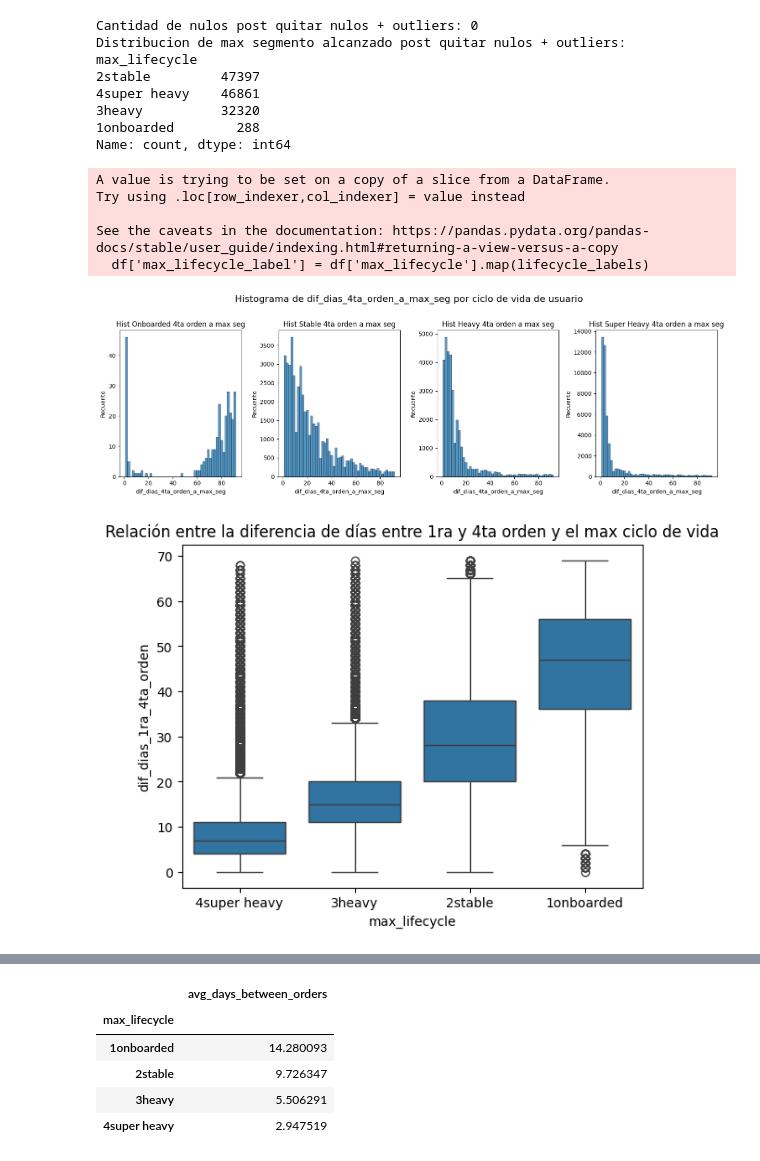
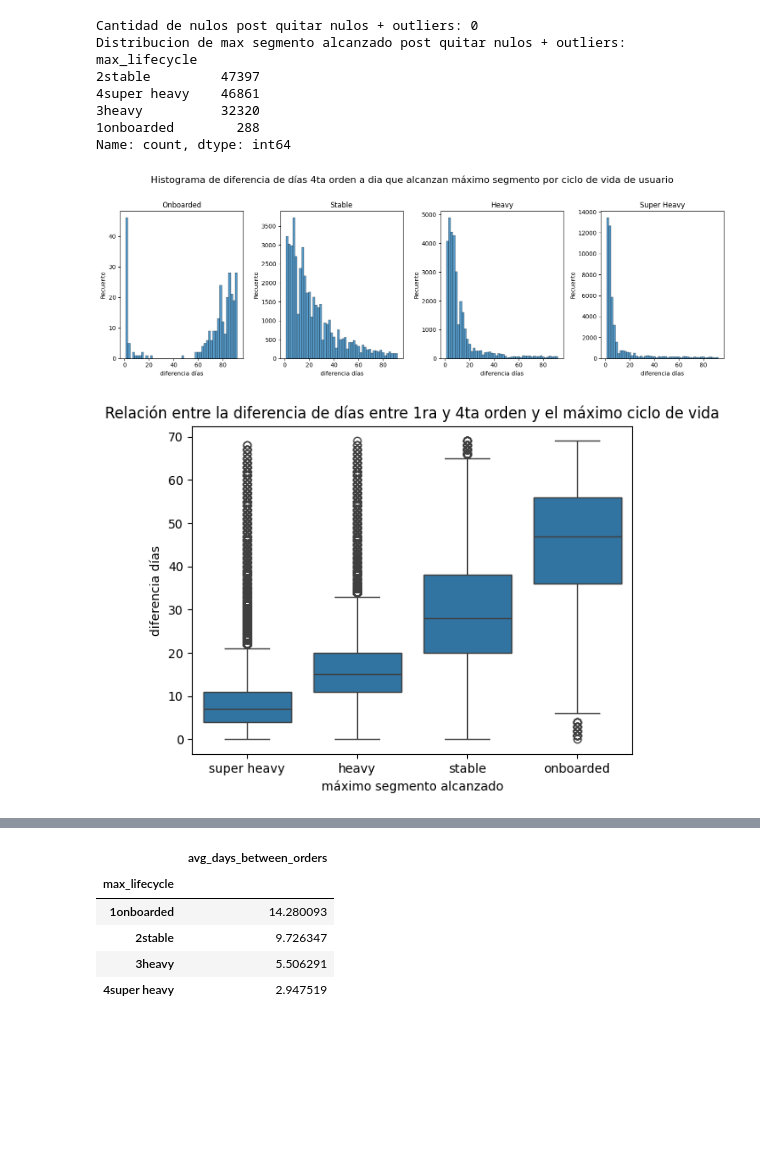
Before and after one commit to GuidoOliveri11/tesis_MiM_Guido_Luca_Oliveri, a Jupyter notebook: FINAL_MiM_Tesis_Oliveri_Guido_(RE_y_RI).ipynb, the cells around one changed output, grey strips where cells are left out. Cells and saved outputs as stored; diff of their text form; code cells hidden in the pictures; blank space fills up the shorter version.

```diff
--- a/FINAL_MiM_Tesis_Oliveri_Guido_(RE_y_RI).ipynb
+++ b/FINAL_MiM_Tesis_Oliveri_Guido_(RE_y_RI).ipynb
@@ -170,48 +170,60 @@ lifecycle_labels = {'1onboarded':'Onboarded', '2stable': 'Stable', '3heavy': 'He
 df['max_lifecycle_label'] = df['max_lifecycle'].map(lifecycle_labels)
 
 fig, axes = plt.subplots(1, 4, figsize=(15, 5))
-fig.suptitle('Histograma de dif_dias_4ta_orden_a_max_seg por ciclo de vida de usuario', fontsize=16)
+fig.suptitle('Histograma de diferencia de días 4ta orden a dia que alcanzan máximo segmento por ciclo de vida de usuario', fontsize=16)
 
 # Histograma para la clase 'Onboarded'
 sns.histplot(df[df['max_lifecycle_label'] == 'Onboarded']['dif_dias_4ta_orden_a_max_seg'], bins=50, ax=axes[0])
-axes[0].set_title('Hist Onboarded 4ta orden a max seg')
-axes[0].set_xlabel('dif_dias_4ta_orden_a_max_seg')
+axes[0].set_title('Onboarded')
+axes[0].set_xlabel('diferencia días')
 axes[0].set_ylabel('Recuento')
 
 # Histograma para la clase 'Stable'
 sns.histplot(df[df['max_lifecycle_label'] == 'Stable']['dif_dias_4ta_orden_a_max_seg'], bins=50, ax=axes[1])
-axes[1].set_title('Hist Stable 4ta orden a max seg')
-axes[1].set_xlabel('dif_dias_4ta_orden_a_max_seg')
+axes[1].set_title('Stable')
+axes[1].set_xlabel('diferencia días')
 axes[1].set_ylabel('Recuento')
 
 # Histograma para la clase 'Heavy'
 sns.histplot(df[df['max_lifecycle_label'] == 'Heavy']['dif_dias_4ta_orden_a_max_seg'], bins=50, ax=axes[2])
-axes[2].set_title('Hist Heavy 4ta orden a max seg')
-axes[2].set_xlabel('dif_dias_4ta_orden_a_max_seg')
+axes[2].set_title('Heavy')
+axes[2].set_xlabel('diferencia días')
 axes[2].set_ylabel('Recuento')
 
 # Histograma para la clase 'Super Heavy'
 sns.histplot(df[df['max_lifecycle_label'] == 'Super Heavy']['dif_dias_4ta_orden_a_max_seg'], bins=50, ax=axes[3])
-axes[3].set_title('Hist Super Heavy 4ta orden a max seg')
-axes[3].set_xlabel('dif_dias_4ta_orden_a_max_seg')
+axes[3].set_title('Super Heavy')
+axes[3].set_xlabel('diferencia días')
 axes[3].set_ylabel('Recuento')
 
 # Ajustar el espaciado entre los subplots
 plt.tight_layout(rect=[0, 0, 1, 0.96])
 plt.show()
 # %% [output]
-A value is trying to be set on a copy of a slice from a DataFrame.
-Try using .loc[row_indexer,col_indexer] = value instead
-
-See the caveats in the documentation: https://pandas.pydata.org/pandas-docs/stable/user_guide/indexing.html#returning-a-view-versus-a-copy
-  df['max_lifecycle_label'] = df['max_lifecycle'].map(lifecycle_labels)
-[figure, old version]
+[figure, new version]
 # %%
 ############ B) BOXPLOT Relación entre el Tiempo Transcurrido entre Órdenes (Frecuencia de Compra) y max_lifecycle ########################
-sns.boxplot(x='max_lifecycle', y='dif_dias_1ra_4ta_orden', data=df)
-plt.title('Relación entre la diferencia de días entre 1ra y 4ta orden y el max ciclo de vida')
+# Mapeo de etiquetas para el eje X
+lifecycle_labels = {'4super heavy': 'super heavy',
+                    '3heavy': 'heavy',
+                    '2stable': 'stable',
+                    '1onboarded': 'onboarded'}
+
+# Aplicar el cambio en la columna
+df['max_lifecycle_label'] = df['max_lifecycle'].map(lifecycle_labels)
+
+# Crear el boxplot con las etiquetas corregidas
+sns.boxplot(x='max_lifecycle_label', y='dif_dias_1ra_4ta_orden', data=df)
+
+# Cambiar los nombres de los ejes
+plt.xlabel("máximo segmento alcanzado")
+plt.ylabel("diferencia días")
+
+# Título de la gráfica
+plt.title('Relación entre la diferencia de días entre 1ra y 4ta orden y el máximo ciclo de vida')
+
 plt.show()
 # %% [output]
-[figure, old version]
+[figure, new version]
 # %%
 ############ C.1) GRAFICO DE BARRAS Relación entre la Vertical de la Primera Compra y `max_lifecycle`: ########################
```
Also changed, not shown: parts of 13 cells of this notebook.
